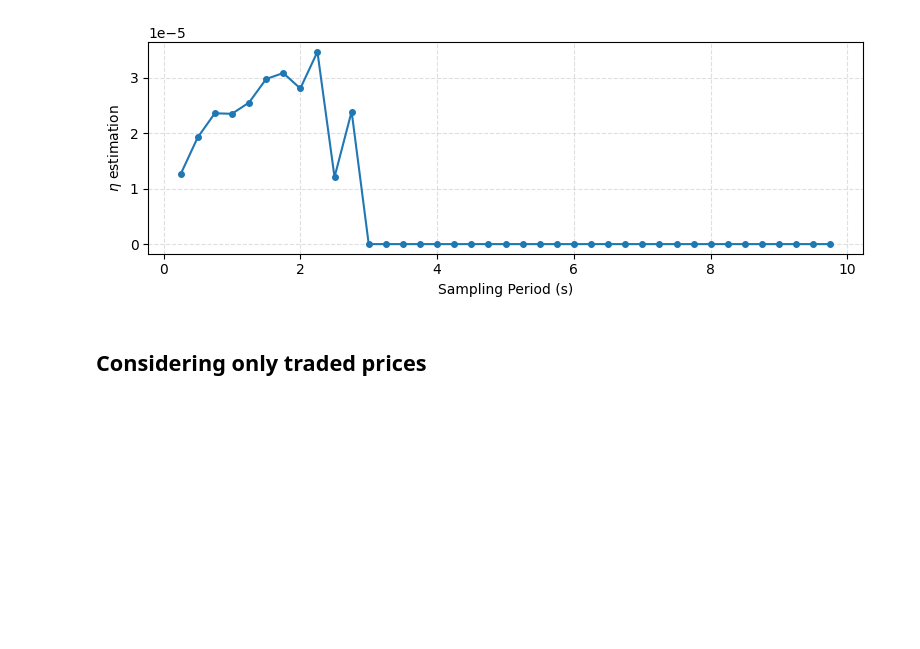
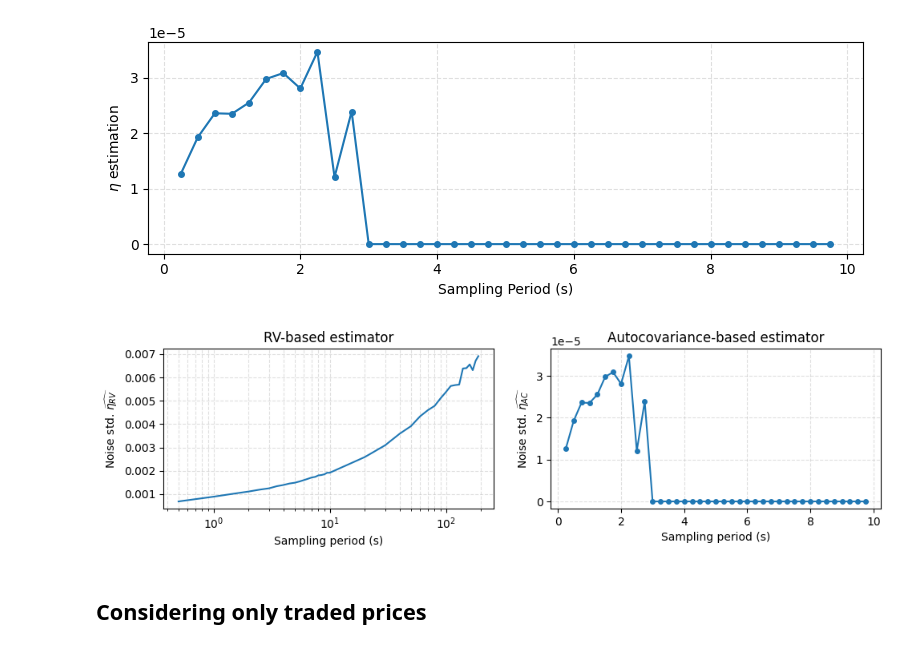
Before and after one commit to MassilGG/Financial_Econometrics, a Jupyter notebook: Topic3.ipynb, the cells around one changed output. Saved outputs shown, nothing was run; the diff lists cells and outputs as text; code cells hidden in the pictures; blank space fills up the shorter version.

```diff
--- a/Topic3.ipynb
+++ b/Topic3.ipynb
@@ -635,6 +635,48 @@ plt.tight_layout()
 plt.show()
 # %% [output]
 [figure]
+# %%
+import matplotlib.pyplot as plt
+
+fig, axes = plt.subplots(
+    nrows=1, ncols=2,
+    figsize=(10, 3)
+)
+
+# --- Left: RV-based estimator (log x-scale) ---
+axes[0].semilogx(
+    eta_res['T_Sampling'],
+    eta_res['eta_est']
+)
+axes[0].set_xlabel('Sampling period (s)')
+axes[0].set_ylabel(r'Noise std. $\widehat{\eta_{RV}}$')
+axes[0].set_title('RV-based estimator')
+axes[0].grid(True, which="both", linestyle="--", alpha=0.4)
+axes[0].tick_params(axis="both")
+
+# --- Right: Gamma / alternative estimator (linear scale) ---
+axes[1].plot(
+    eta_res_gamma['T_Sampling'],
+    eta_res_gamma['eta_est'],
+    marker="o",
+    markersize=4,
+)
+axes[1].set_xlabel('Sampling period (s)')
+axes[1].set_ylabel(r'Noise std. $\widehat{\eta_{AC}}$')
+axes[1].set_title('Autocovariance-based estimator')
+axes[1].grid(True, which="both", linestyle="--", alpha=0.4)
+axes[1].tick_params(axis="both")
+
+# --- Global layout ---
+plt.tight_layout()
+plt.savefig(
+    "eta_estimation_comparison.png",
+    dpi=300,
+    bbox_inches="tight"
+)
+plt.show()
+# %% [output]
+[figure, added]
 # %% [markdown]
 ## **Considering only traded prices**
 # %%
```
Also changed, not shown: parts of 1 cell of this notebook, 1 other file.
